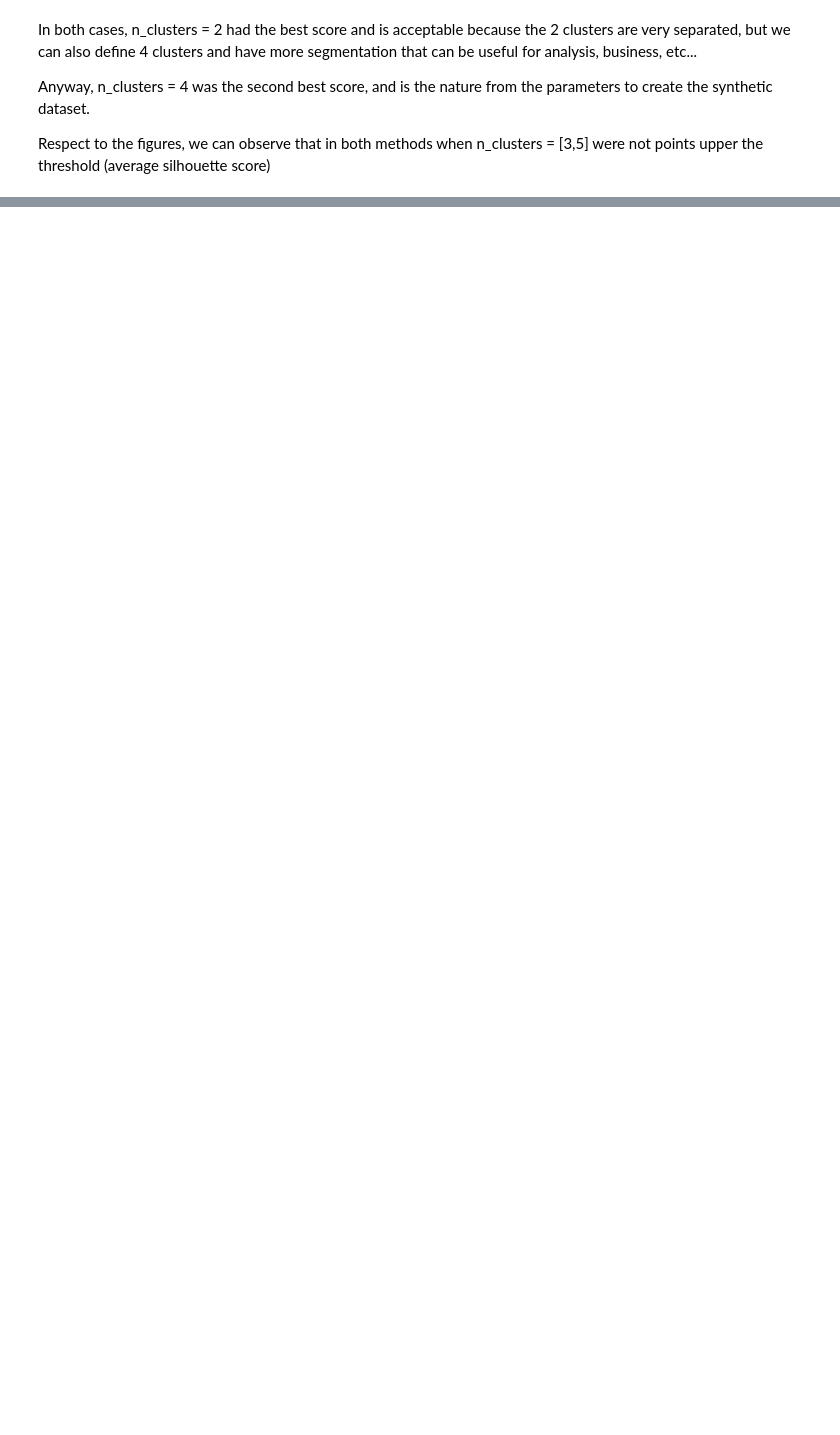
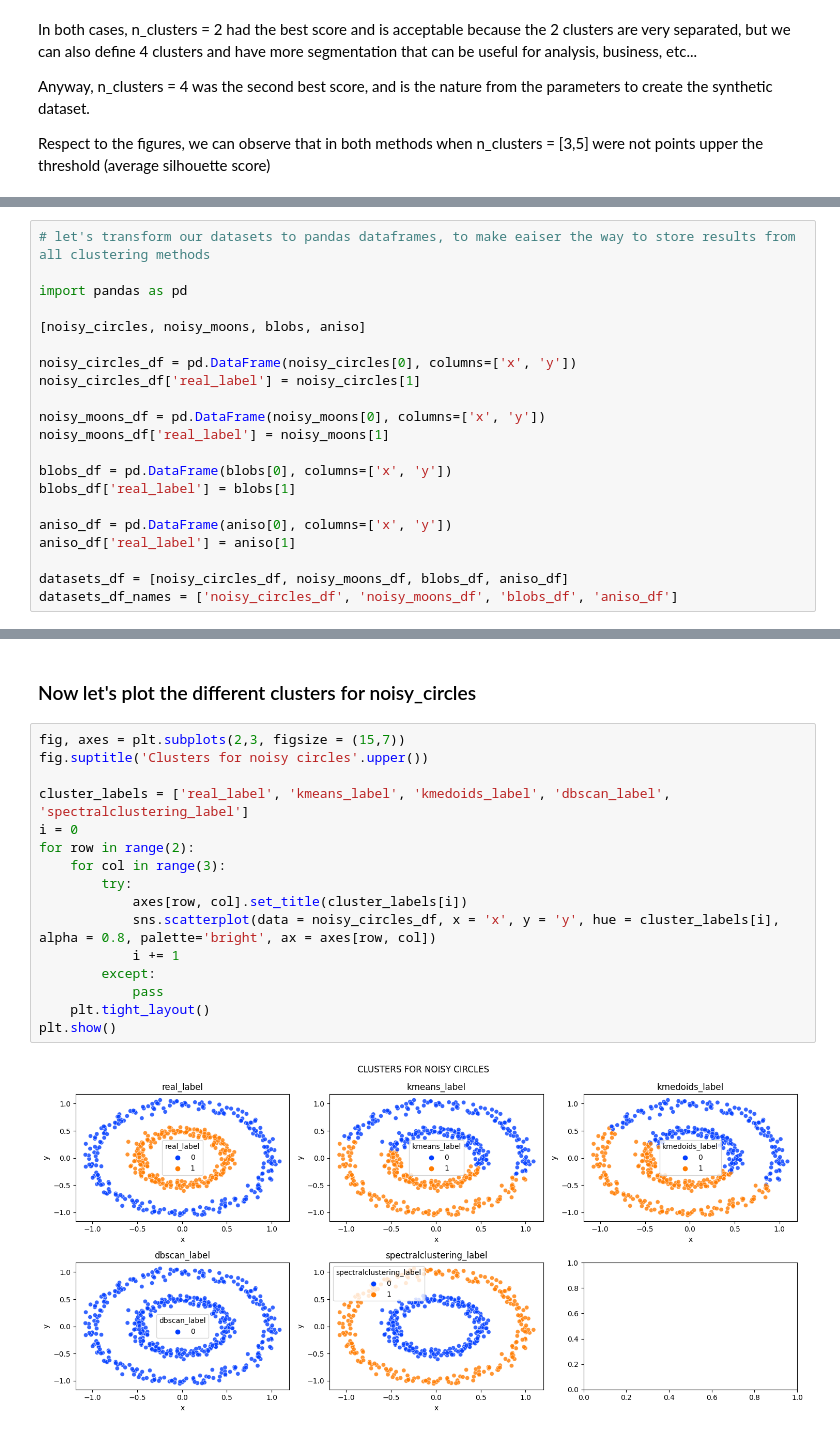
Before and after one commit to jolual2747/unsupervised_learning_workshop2, a Jupyter notebook: workshop_development.ipynb, the cells around one changed output, grey strips where cells are left out. Drawn from its saved outputs; the diff is of its cells as text; blank space fills up the shorter version.

```diff
--- a/workshop_development.ipynb
+++ b/workshop_development.ipynb
@@ -85,0 +134,21 @@ Respect to the figures, we can observe that in both methods when n_clusters = [3
+# %%
+# let's transform our datasets to pandas dataframes, to make eaiser the way to store results from all clustering methods
+
+import pandas as pd
+
+[noisy_circles, noisy_moons, blobs, aniso]
+
+noisy_circles_df = pd.DataFrame(noisy_circles[0], columns=['x', 'y'])
+noisy_circles_df['real_label'] = noisy_circles[1]
+
+noisy_moons_df = pd.DataFrame(noisy_moons[0], columns=['x', 'y'])
+noisy_moons_df['real_label'] = noisy_moons[1]
+
+blobs_df = pd.DataFrame(blobs[0], columns=['x', 'y'])
+blobs_df['real_label'] = blobs[1]
+
+aniso_df = pd.DataFrame(aniso[0], columns=['x', 'y'])
+aniso_df['real_label'] = aniso[1]
+
+datasets_df = [noisy_circles_df, noisy_moons_df, blobs_df, aniso_df]
+datasets_df_names = ['noisy_circles_df', 'noisy_moons_df', 'blobs_df', 'aniso_df']
@@ -85,0 +181,20 @@ Respect to the figures, we can observe that in both methods when n_clusters = [3
+# %% [markdown]
+### Now let's plot the different clusters for noisy_circles
+# %%
+fig, axes = plt.subplots(2,3, figsize = (15,7))
+fig.suptitle('Clusters for noisy circles'.upper())
+
+cluster_labels = ['real_label', 'kmeans_label', 'kmedoids_label', 'dbscan_label', 'spectralclustering_label']
+i = 0
+for row in range(2):
+    for col in range(3):
+        try:
+            axes[row, col].set_title(cluster_labels[i])
+            sns.scatterplot(data = noisy_circles_df, x = 'x', y = 'y', hue = cluster_labels[i], alpha = 0.8, palette='bright', ax = axes[row, col])
+            i += 1
+        except:
+            pass
+    plt.tight_layout()
+plt.show()
+# %% [output]
+[figure, added]
```
Also changed, not shown: parts of 18 cells of this notebook, 2 other files.
